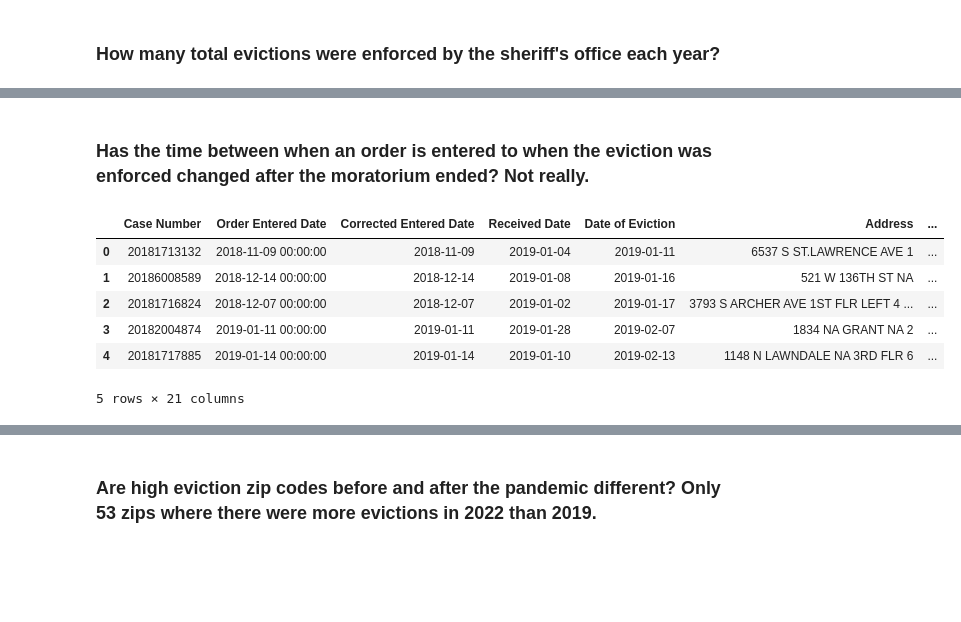
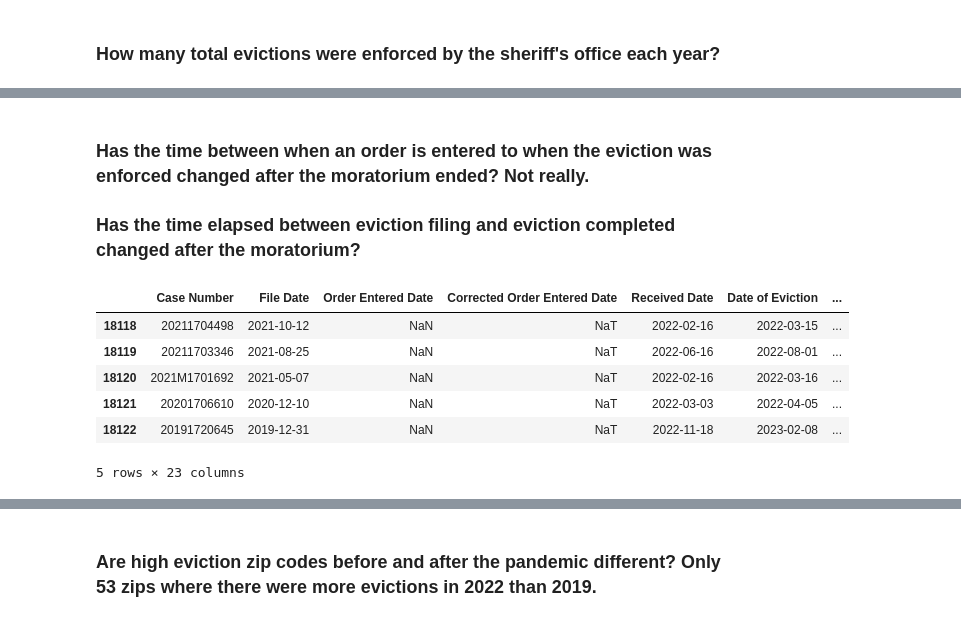
Before and after one commit to amyq96/stories, a Jupyter notebook: evictions/evictions-analysis-2.ipynb, the cells around one changed output, grey strips where cells are left out. Saved outputs shown, nothing was run; the diff lists cells and outputs as text; code cells hidden in the pictures; blank space fills up the shorter version.

```diff
--- a/evictions/evictions-analysis-2.ipynb
+++ b/evictions/evictions-analysis-2.ipynb
@@ -6,6 +6,6 @@ Note: This is corrected data they gave me that includes the correct date entered
 # %%
 # load completed evictions data
-df = pd.read_excel('source/Completed_Evictions_-_2019-01-01_to_2023-04-30.xlsx')
+df = pd.read_excel('source/Completed Evictions - 2019-01-01 to 2023-04-30 v2.xlsx')
 # %%
 # inspect
 df.head()
@@ -43,12 +40,6 @@ df['received_month_year'] = df['Received Date'].dt.strftime('%m/%Y')
-# %%
-# convert Order Entered Date to datetime
-df['Corrected Entered Date'] = pd.to_datetime(df['Corrected Entered Date'])
-
-# create a year col
-df['entered_year'] = df['Corrected Entered Date'].dt.year
-
-# create a month col
-df['entered_month'] = df['Corrected Entered Date'].dt.month
-
-# create a month_year col
-df['entered_month_year'] = df['Corrected Entered Date'].dt.strftime('%m/%Y')
+# %%
+# convert Order Entered Date to datetime
+df['Corrected Order Entered Date'] = df['Corrected Order Entered Date'].astype(str) # need to convert to str
+df['Corrected Order Entered Date'] = pd.to_datetime(df['Corrected Order Entered Date'])
+df['entered_year'] = df['Corrected Order Entered Date'].dt.year
+df['entered_month_year'] = df['Corrected Order Entered Date'].dt.strftime('%m/%Y')
@@ -211,21 +337,37 @@ by_month
 # %% [markdown]
 ### Has the time between when an order is entered to when the eviction was enforced changed after the moratorium ended? Not really.
+### Has the time elapsed between eviction filing and eviction completed changed after the moratorium?
 # %%
 # create days elapsed columns
-df['entered_enforced_elapsed'] = df['Date of Eviction'] - df['Corrected Entered Date']
-df_pre['entered_enforced_elapsed'] = df_pre['Date of Eviction'] - df_pre['Corrected Entered Date']
-df_post['entered_enforced_elapsed'] = df_post['Date of Eviction'] - df_post['Corrected Entered Date']
+df['entered_enforced_elapsed'] = df['Date of Eviction'] - df['Corrected Order Entered Date']
+df_pre['entered_enforced_elapsed'] = df_pre['Date of Eviction'] - df_pre['Corrected Order Entered Date']
+df_post['entered_enforced_elapsed'] = df_post['Date of Eviction'] - df_post['Corrected Order Entered Date']
+
+# file to enforced
+df['file_enforced_elapsed'] = df['Date of Eviction'] - df['File Date']
+df_pre['file_enforced_elapsed'] = df_pre['Date of Eviction'] - df_pre['File Date']
+df_post['file_enforced_elapsed'] = df_post['Date of Eviction'] - df_post['File Date']
+
+# file to order
+df['file_ordered_elapsed'] = df['Corrected Order Entered Date'] - df['File Date']
+df_pre['file_ordered_elapsed'] = df_pre['Corrected Order Entered Date'] - df_pre['File Date']
+df_post['file_ordered_elapsed'] = df_post['Corrected Order Entered Date'] - df_post['File Date']
+
+# order to received
+df['ordered_received_elapsed'] = df['Received Date'] - df['Corrected Order Entered Date']
+df_pre['ordered_received_elapsed'] = df_pre['Received Date'] - df_pre['Corrected Order Entered Date']
+df_post['ordered_received_elapsed'] = df_post['Received Date'] - df_post['Corrected Order Entered Date']
 # %%
 # inspect
-df.head()
+df.tail()
 # %% [output]
-|  | Case Number | Order Entered Date | Corrected Entered Date | Received Date | Date of Eviction | Address | ... |
-| 0 | 20181713132 | 2018-11-09 00:00:00 | 2018-11-09 | 2019-01-04 | 2019-01-11 | 6537 S ST.LAWRENCE AVE 1 | ... |
-| 1 | 20186008589 | 2018-12-14 00:00:00 | 2018-12-14 | 2019-01-08 | 2019-01-16 | 521 W 136TH ST NA | ... |
-| 2 | 20181716824 | 2018-12-07 00:00:00 | 2018-12-07 | 2019-01-02 | 2019-01-17 | 3793 S ARCHER AVE 1ST FLR LEFT 4 ... | ... |
-| 3 | 20182004874 | 2019-01-11 00:00:00 | 2019-01-11 | 2019-01-28 | 2019-02-07 | 1834 NA GRANT NA 2 | ... |
-| 4 | 20181717885 | 2019-01-14 00:00:00 | 2019-01-14 | 2019-01-10 | 2019-02-13 | 1148 N LAWNDALE NA 3RD FLR 6 | ... |
+|  | Case Number | File Date | Order Entered Date | Corrected Order Entered Date | Received Date | Date of Eviction | ... |
+| 18118 | 20211704498 | 2021-10-12 | NaN | NaT | 2022-02-16 | 2022-03-15 | ... |
+| 18119 | 20211703346 | 2021-08-25 | NaN | NaT | 2022-06-16 | 2022-08-01 | ... |
+| 18120 | 2021M1701692 | 2021-05-07 | NaN | NaT | 2022-02-16 | 2022-03-16 | ... |
+| 18121 | 20201706610 | 2020-12-10 | NaN | NaT | 2022-03-03 | 2022-04-05 | ... |
+| 18122 | 20191720645 | 2019-12-31 | NaN | NaT | 2022-11-18 | 2023-02-08 | ... |
-5 rows × 21 columns
+5 rows × 23 columns
 # %%
 df_pre['entered_enforced_elapsed'].describe()
 # %% [output]
```
Also changed, not shown: parts of 70 cells of this notebook.
